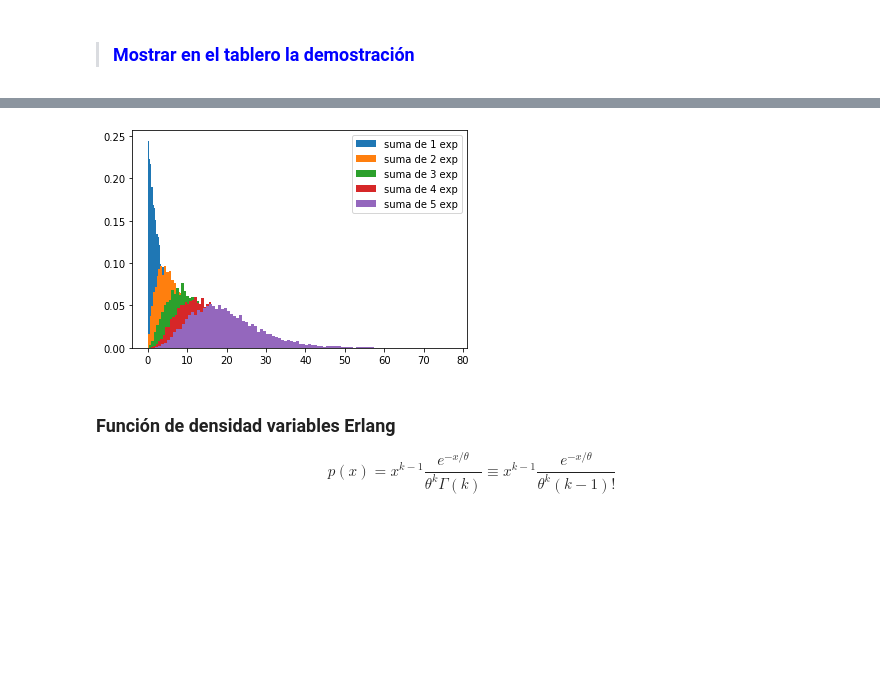
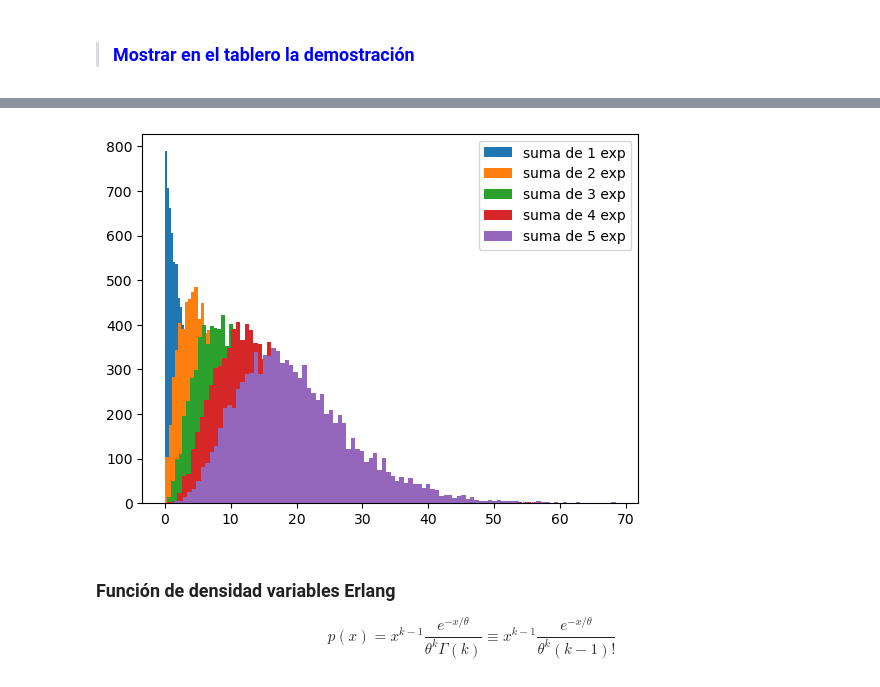
Before and after one commit to adrianhb01/SPF-2023-I, a Jupyter notebook: TEMA-2/Clase9_GenDistribucionProbabilidad.ipynb, the cells around one changed output, grey strips where cells are left out. Drawn from its saved outputs; the diff is of its cells as text; code cells hidden in the pictures; blank space fills up the shorter version.

```diff
--- a/TEMA-2/Clase9_GenDistribucionProbabilidad.ipynb
+++ b/TEMA-2/Clase9_GenDistribucionProbabilidad.ipynb
@@ -127,5 +127,5 @@ plt.show()
 # Función para crear variables aleatorias Erlang
 def D_erlang(theta:'media distribución',k,N):
     # Matriz de variables aleatorias de dim N*k mejora la velocidad del algoritmo
-
+    y = -theta * np.log(np.product(np.random.rand(N, k), axis=1))
     return y
@@ -132,15 +143,17 @@ def D_erlang(theta:'media distribución',k,N):
 # %%
 # Prueba de la función creada
 # Cantidad de muestras
 N = 10**4
 # Parámetros de la distrubución erlang
 ks = [1,2,3,4,5]
 theta = 4
 
+y = list(map(lambda x: D_erlang(theta, x, N), ks))
+[plt.hist(yi, label=f'suma de {k} exp', bins=100) for yi, k in zip(y, ks)]
 plt.legend()
 plt.show()
 # %% [output]
-[figure, old version]
+[figure, new version]
 # %% [markdown]
 ### Función de densidad variables Erlang
 
```
Also changed, not shown: parts of 16 cells of this notebook, 1 other file.
